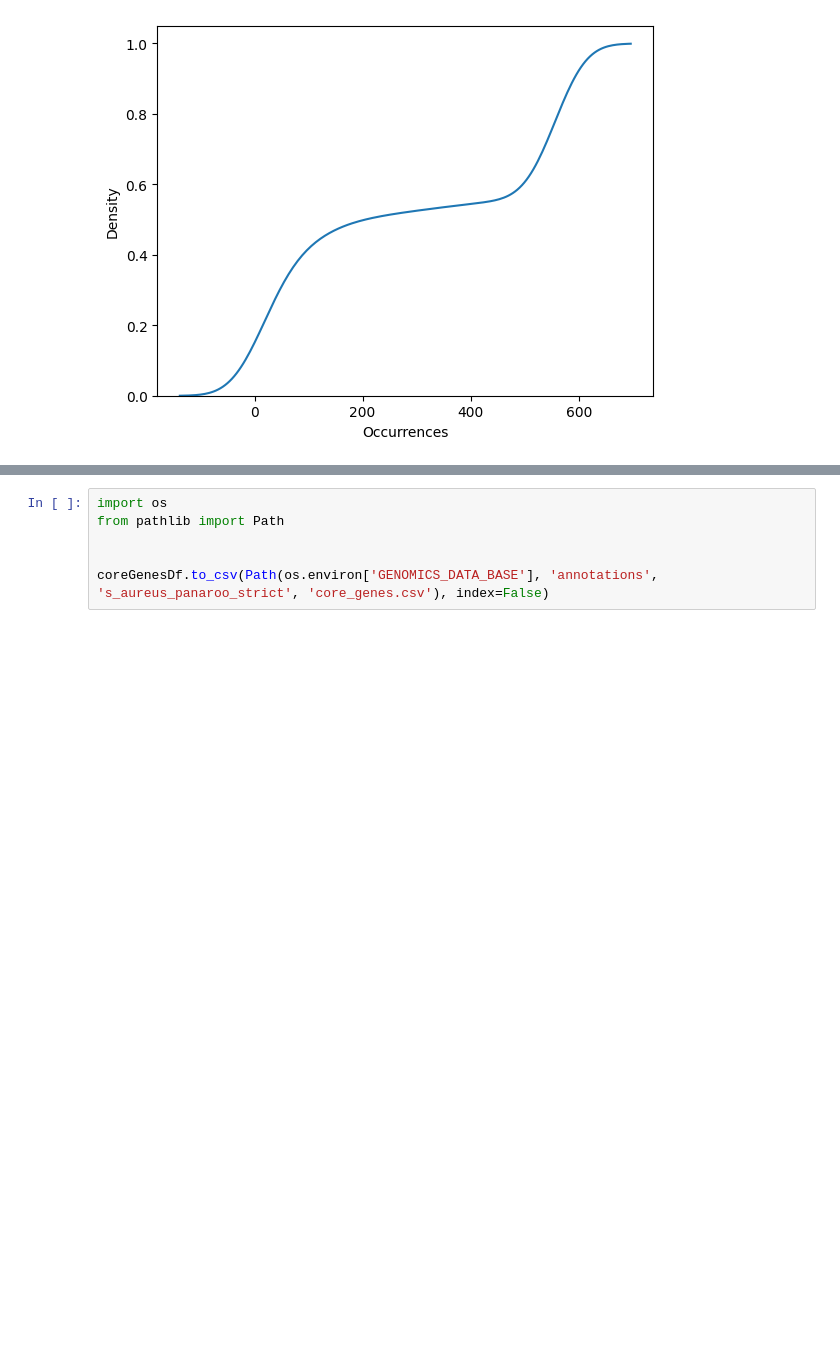
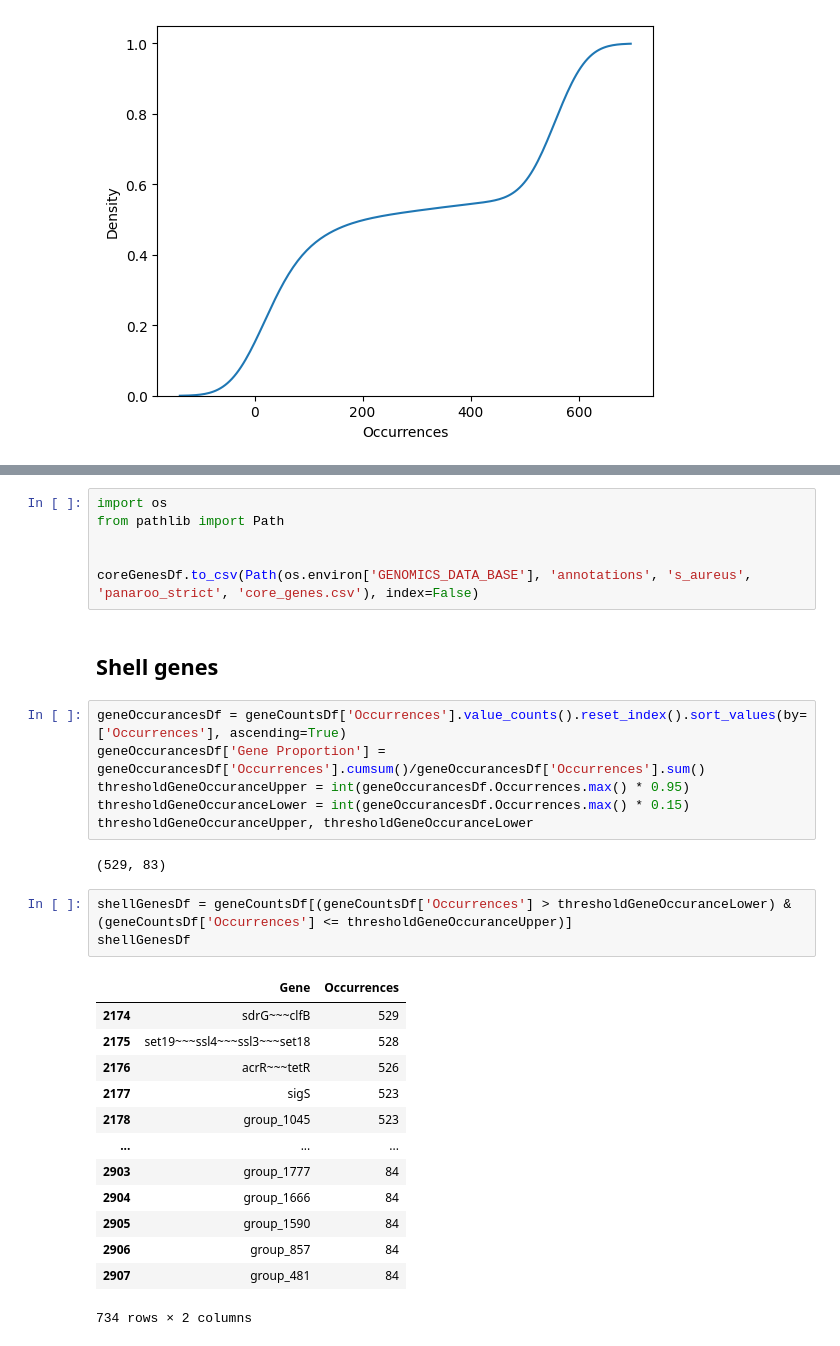
Before and after one commit to ryashpal/alfred-data-analysis, a Jupyter notebook: notebooks/analyse_panaroo_output/saur_obtain_core_genes.ipynb, the cells around one changed output, grey strips where cells are left out. Drawn from its saved outputs; the diff is of its cells as text; blank space fills up the shorter version.

```diff
--- a/notebooks/analyse_panaroo_output/saur_obtain_core_genes.ipynb
+++ b/notebooks/analyse_panaroo_output/saur_obtain_core_genes.ipynb
@@ -161,4 +163,31 @@ import os
 from pathlib import Path
 
 
-coreGenesDf.to_csv(Path(os.environ['GENOMICS_DATA_BASE'], 'annotations', 's_aureus_panaroo_strict', 'core_genes.csv'), index=False)
+coreGenesDf.to_csv(Path(os.environ['GENOMICS_DATA_BASE'], 'annotations', 's_aureus', 'panaroo_strict', 'core_genes.csv'), index=False)
+# %% [markdown]
+## Shell genes
+# %%
+geneOccurancesDf = geneCountsDf['Occurrences'].value_counts().reset_index().sort_values(by=['Occurrences'], ascending=True)
+geneOccurancesDf['Gene Proportion'] = geneOccurancesDf['Occurrences'].cumsum()/geneOccurancesDf['Occurrences'].sum()
+thresholdGeneOccuranceUpper = int(geneOccurancesDf.Occurrences.max() * 0.95)
+thresholdGeneOccuranceLower = int(geneOccurancesDf.Occurrences.max() * 0.15)
+thresholdGeneOccuranceUpper, thresholdGeneOccuranceLower
+# %% [output]
+(529, 83)
+# %%
+shellGenesDf = geneCountsDf[(geneCountsDf['Occurrences'] > thresholdGeneOccuranceLower) & (geneCountsDf['Occurrences'] <= thresholdGeneOccuranceUpper)]
+shellGenesDf
+# %% [output]
+|  | Gene | Occurrences |
+| 2174 | sdrG~~~clfB | 529 |
+| 2175 | set19~~~ssl4~~~ssl3~~~set18 | 528 |
+| 2176 | acrR~~~tetR | 526 |
+| 2177 | sigS | 523 |
+| 2178 | group_1045 | 523 |
+| ... | ... | ... |
+| 2903 | group_1777 | 84 |
+| 2904 | group_1666 | 84 |
+| 2905 | group_1590 | 84 |
+| 2906 | group_857 | 84 |
+| 2907 | group_481 | 84 |
+734 rows × 2 columns
```
Also changed, not shown: parts of 9 cells of this notebook, 8 other files.
